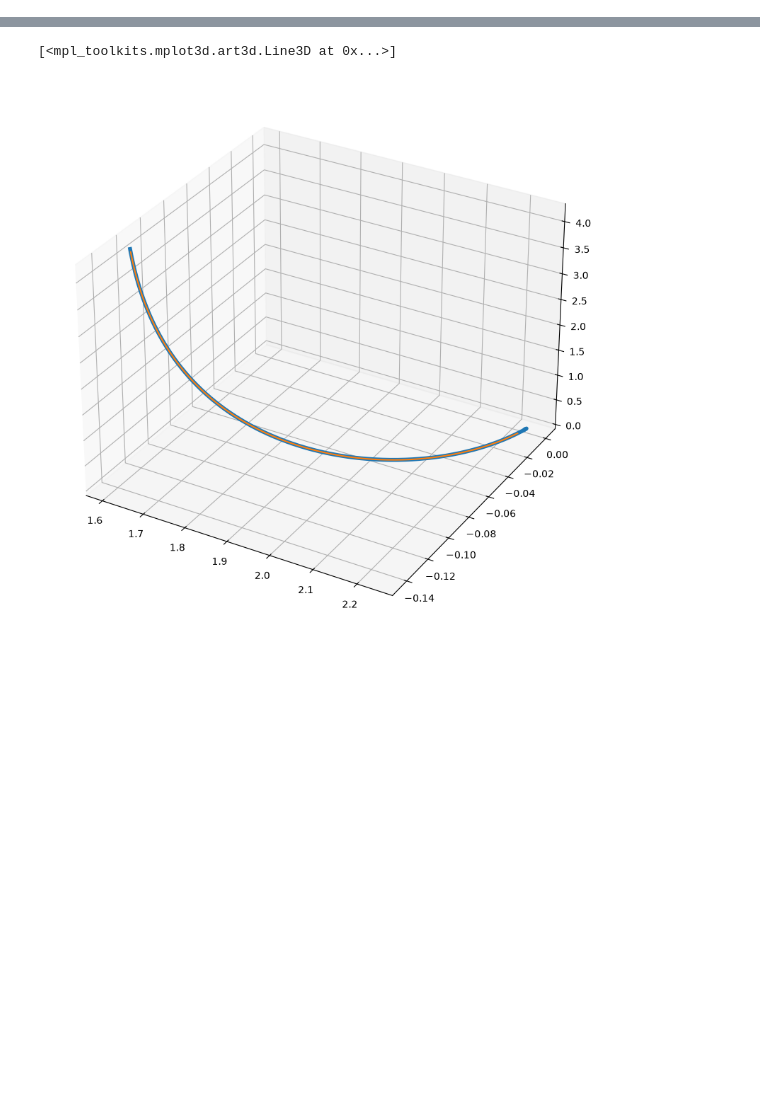
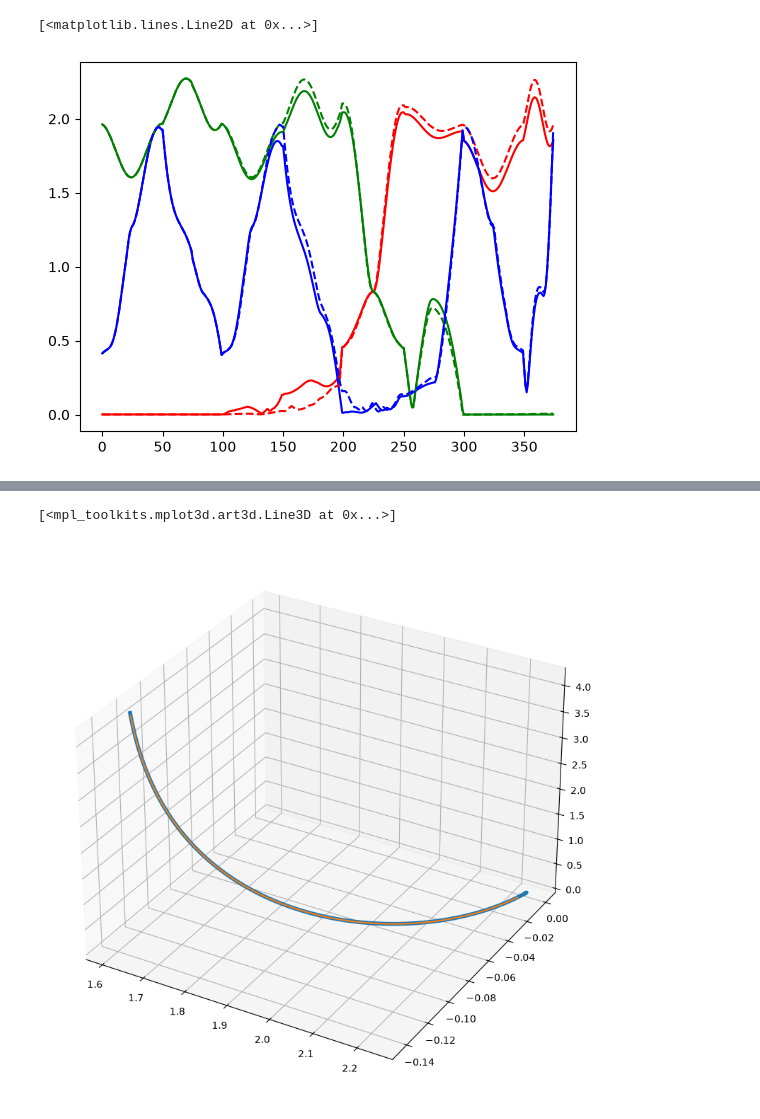
Before and after one commit to GLembrez/NMM-hopper, a Jupyter notebook: controller.ipynb, the cells around one changed output, grey strips where cells are left out. Drawn from its saved outputs; the diff is of its cells as text; code cells hidden in the pictures; blank space fills up the shorter version.

```diff
--- a/controller.ipynb
+++ b/controller.ipynb
@@ -179 +312,31 @@ passive_traj = solver_RL_1.traj_s_list(solver_RL_1.flight_to_stance(sol1_step1['
+# %%
+
+surface_FW,_ = get_surface(1000,FW,S_bac_1s)
+surface_BW,_ = get_surface(1000,BW,S_bac_1s)
+surface_FW_TO_BW,_ = get_surface(1000,FW_TO_BW,S_bac_1s)
+dist_FW = []
+dist_BW = []
+dist_FW_TO_BW = []
+for i in range(traj.shape[1]):
+    dist_FW.append(np.min(np.linalg.norm(surface_FW[:,1:5,:] - traj[1:5,i][None,:,None],axis=1)))
+    dist_BW.append(np.min(np.linalg.norm(surface_BW[:,1:5,:] - traj[1:5,i][None,:,None],axis=1)))
+    dist_FW_TO_BW.append(np.min(np.linalg.norm(surface_FW_TO_BW[:,1:5,:] - traj[1:5,i][None,:,None],axis=1)))
+
+dist_FW_baseline = []
+dist_BW_baseline = []
+dist_FW_TO_BW_baseline = []
+for i in range(traj.shape[1]):
+    dist_FW_baseline.append(np.min(np.linalg.norm(surface_FW[:,1:5,:] - traj_baseline[1:5,i][None,:,None],axis=1)))
+    dist_BW_baseline.append(np.min(np.linalg.norm(surface_BW[:,1:5,:] - traj_baseline[1:5,i][None,:,None],axis=1)))
+    dist_FW_TO_BW_baseline.append(np.min(np.linalg.norm(surface_FW_TO_BW[:,1:5,:] - traj_baseline[1:5,i][None,:,None],axis=1)))
+
+plt.plot(dist_FW,'red')
+plt.plot(dist_BW,'green')
+plt.plot(dist_FW_TO_BW,'blue')
+plt.plot(dist_FW_baseline,'red',linestyle='--')
+plt.plot(dist_BW_baseline,'green',linestyle='--')
+plt.plot(dist_FW_TO_BW_baseline,'blue',linestyle='--')
+# %% [output]
+[<matplotlib.lines.Line2D at 0x...>]
+[figure, added]
 # %%
```
Also changed, not shown: parts of 28 cells of this notebook.
